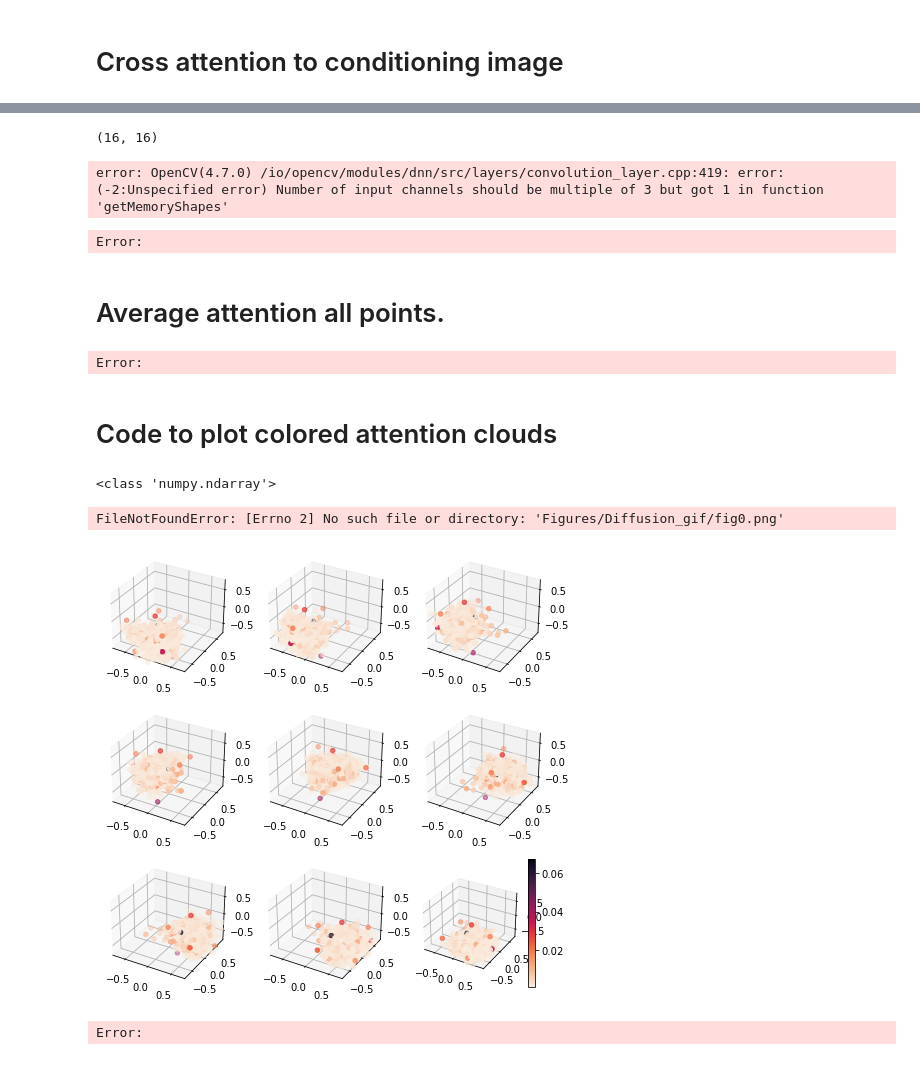
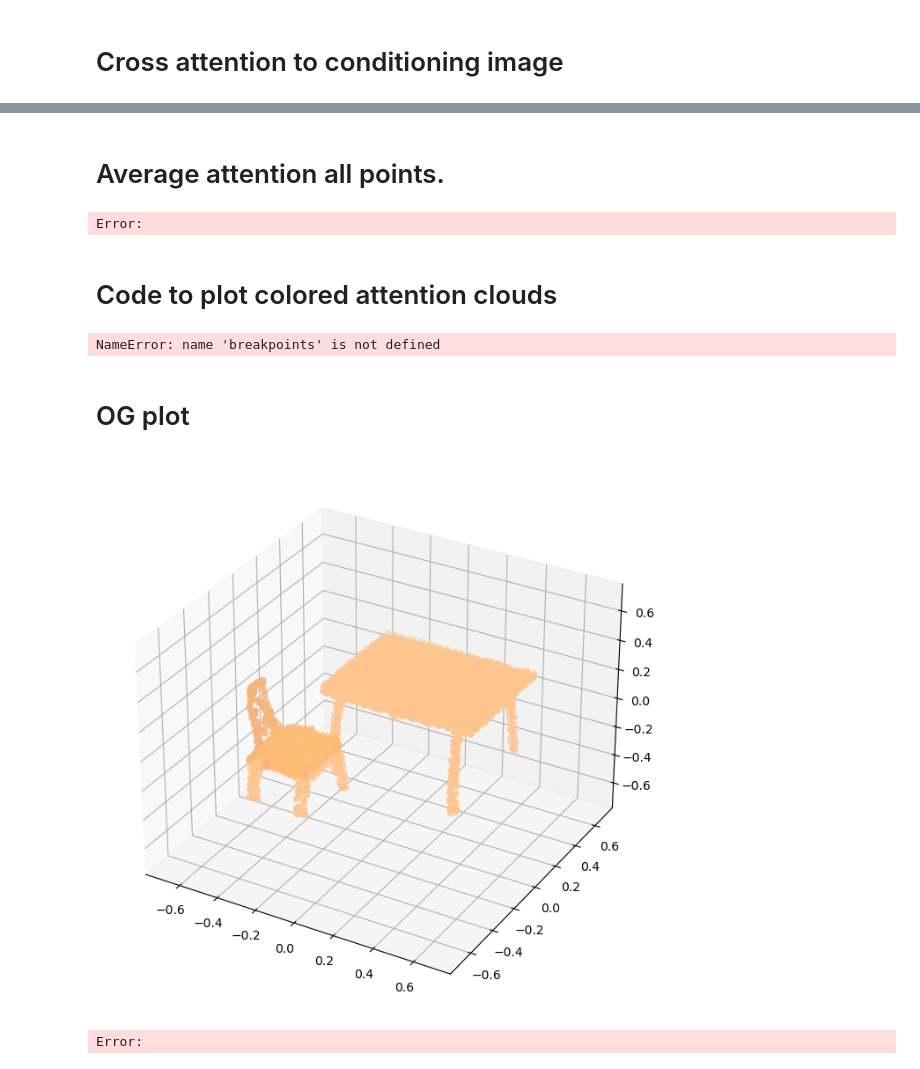
Before and after one commit to Bromosama/point_e_team10, a Jupyter notebook: point_e/examples/image2pointcloud-vO.ipynb, the cells around one changed output, grey strips where cells are left out. Drawn from its saved outputs; the diff is of its cells as text; code cells hidden in the pictures.

```diff
--- a/point_e/examples/image2pointcloud-vO.ipynb
+++ b/point_e/examples/image2pointcloud-vO.ipynb
@@ -181,26 +158,0 @@ for k in breakpoints:
-# %%
-sr = cv2.dnn_superres.DnnSuperResImpl_create()
-
-path = "EDSR_x4.pb"
-
-sr.readModel(path)
-
-sr.setModel("edsr",4)
-
-upsampled_frames = []
-for i,img in enumerate(raw_frames):
-    print(img.shape)
-    result = sr.upsample(img)
-    fig = plt.imshow(result)
-    plt.savefig('Figures/cross_Attn_gif/up_fig' + str(i) + '.png', bbox_inches='tight')
-    image = Image.open('Figures/cross_Attn_gif/up_fig' + str(i) + '.png')
-    upsampled_frames.append(image)
-
-
-imageio.mimsave('Figures/cross_Attn_gif/cross_attn_Diffusion.gif', # output gif
-                upsampled_frames,          # array of input frames
-                duration = 250)
-# %% [output]
-(16, 16)
-error: OpenCV(4.7.0) /io/opencv/modules/dnn/src/layers/convolution_layer.cpp:419: error: (-2:Unspecified error) Number of input channels should be multiple of 3 but got 1 in function 'getMemoryShapes'
-Error:
@@ -208,22 +164,24 @@ Error:
 # Average attention all points.
 # %%
 frames = []
-import numpy as np
-for k in breakpoints:
-    self_attn, _, _, samples = sample_from_model(k)
-    pc = sampler.output_to_point_clouds(samples)[0]
-    c = softmax(np.mean(self_attn.numpy(), axis= 0))
-    fig = plot_attention_cloud(pc, grid_size=3, fixed_bounds=((-0.75, -0.75, -0.75),(0.75, 0.75, 0.75)), col = c)
-    plt.savefig('Figures/avg_Attn_gif/fig' + str(k) + '.png', bbox_inches='tight')
 
-    image = imageio.v2.imread('Figures/avg_Attn_gif/fig' + str(k) + '.png')
+self_attn, _, _, samples = sample_from_model(breakpoints)
+for i, (attn,sample) in enumerate(zip(self_attn, samples)):
+    # print(attn.shape)
+    pc = sampler.output_to_point_clouds(sample)[0]
+    c = softmax(np.mean(attn.numpy(), axis= 0))
+    fig = plot_attention_cloud(pc, fixed_bounds=((-0.75, -0.75, -0.75),(0.75, 0.75, 0.75)), col = c)
+    plt.savefig('Figures/avg_Attn_gif/clean_fig' + str(i) + '.png', bbox_inches='tight')
+
+    image = imageio.v2.imread('Figures/avg_Attn_gif/clean_fig' + str(i) + '.png')
     frames.append(image)
+# %% [output]
+Error:
 # %%
-imageio.mimsave('Figures/avg_Attn_gif/avg_attn_Diffusion.gif', # output gif
+
+imageio.mimsave('Figures/avg_Attn_gif/clean_avg_attn_Diffusion_chair.gif', # output gif
                 frames,          # array of input frames
                 duration = 250)
-# %% [output]
-Error:
 # %% [markdown]
 # Code to plot colored attention clouds
 # %%
@@ -234,7 +192,7 @@ for k in breakpoints:
     pc = sampler.output_to_point_clouds(samples)[0]
     c = np.diagonal(pc_self_attn)
     print(type(c))
-    fig = plot_attention_cloud(pc, grid_size=3, fixed_bounds=((-0.75, -0.75, -0.75),(0.75, 0.75, 0.75)), col = c)
+    fig = plot_attention_cloud(pc, fixed_bounds=((-0.75, -0.75, -0.75),(0.75, 0.75, 0.75)), col = c)
     plt.savefig('Figures/Diffusion_gif/fig' + str(k) + '.png', bbox_inches='tight')
     image = imageio.v2.imread('Figures/Diffusion_gif/fig' + str(k) + '.png')
     frames.append(image)
@@ -245,12 +203,25 @@ imageio.mimsave('Figures/Diffusion_gif/Diffusion.gif', # output gif
                 frames,          # array of input frames
                 fps = 0.5)         # optional: frames per second
 # %% [output]
-<class 'numpy.ndarray'>
+NameError: name 'breakpoints' is not defined
-FileNotFoundError: [Errno 2] No such file or directory: 'Figures/Diffusion_gif/fig0.png'
-[figure, removed]
-Error:
 # %%
 
 imageio.mimsave('Figures/Diffusion_gif/Diffusion.gif', # output gif
                 frames,          # array of input frames
                 fps = 0.5)         # optional: frames per second
+# %% [markdown]
+# OG plot
+# %%
+# Load an image to condition on.
+img = Image.open('example_data/chair.jpeg')
+
+# Produce a sample from the model.
+samples = None
+for x in tqdm(sampler.sample_batch_progressive(batch_size=1, model_kwargs=dict(images=[img]))):
+    samples = x
+# %%
+pc = sampler.output_to_point_clouds(samples)[0]
+fig = plot_point_cloud(pc, fixed_bounds=((-0.75, -0.75, -0.75),(0.75, 0.75, 0.75)))
+# %% [output]
+[figure, added]
+Error:
```
Also changed, not shown: parts of 13 cells of this notebook.
